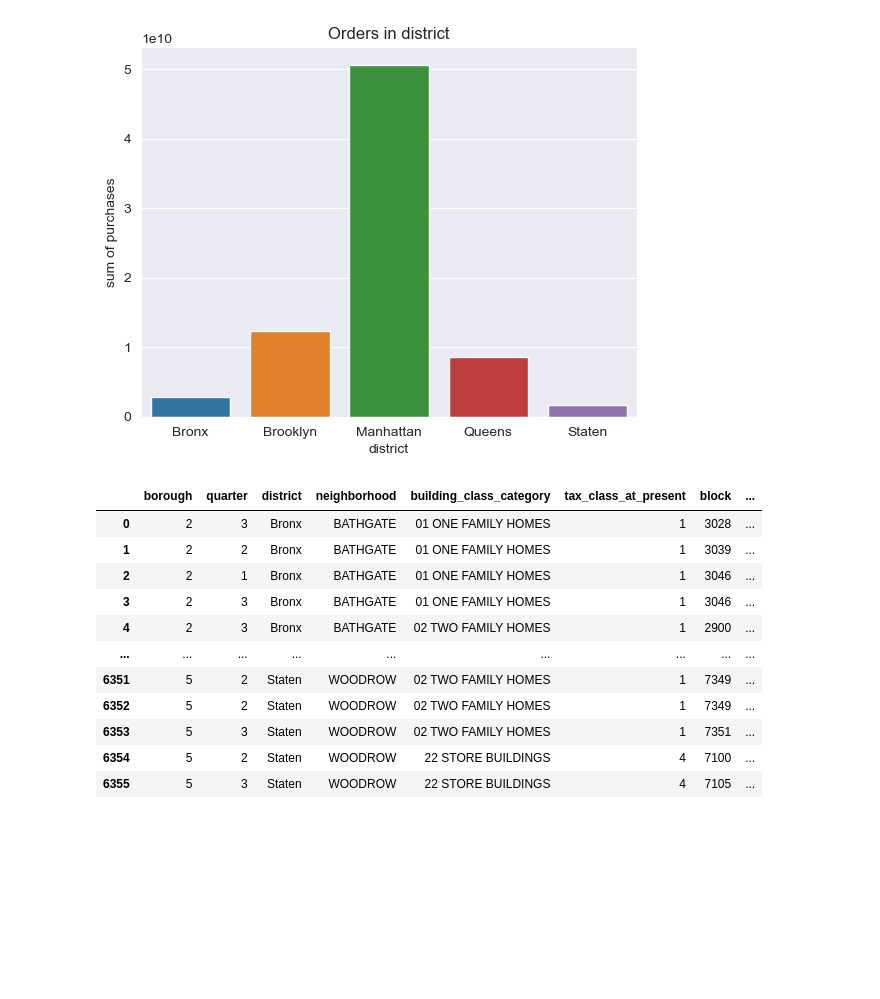
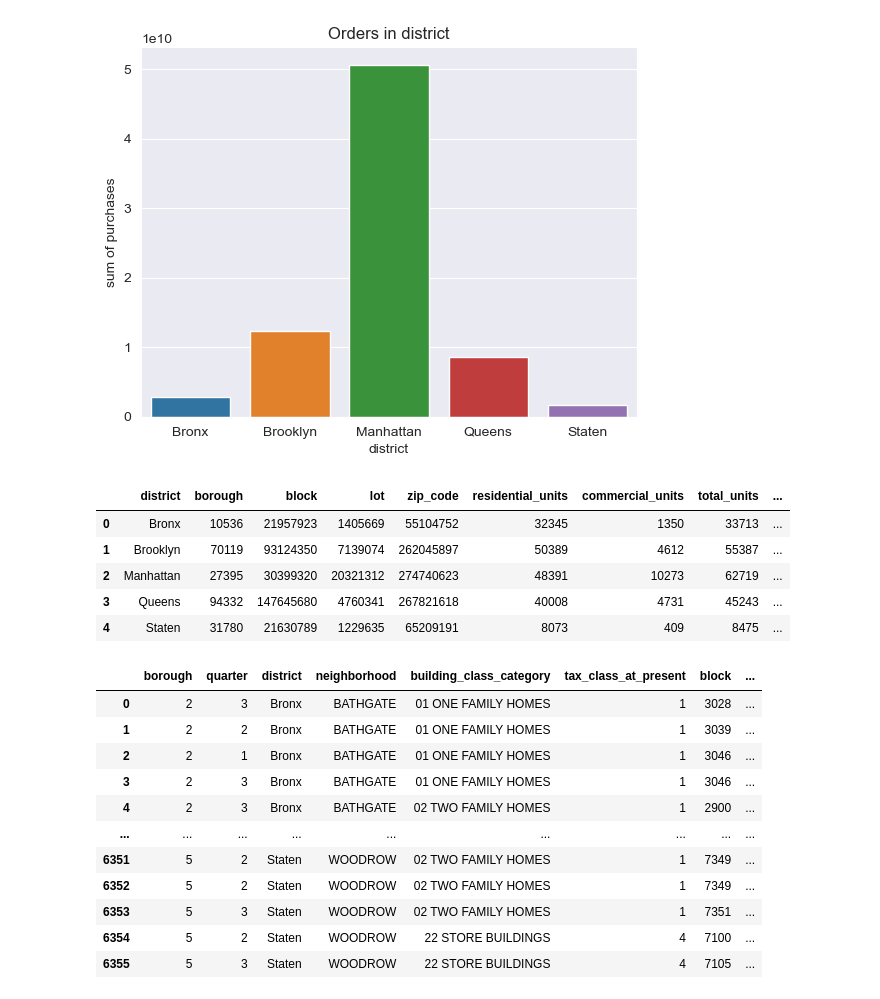
Before and after one commit to Spirit-Hat/DSML, a Jupyter notebook: lab2/lab2.ipynb, the cells around one changed output. Drawn from its saved outputs; the diff is of its cells as text; code cells hidden in the pictures; blank space fills up the shorter version.

```diff
--- a/lab2/lab2.ipynb
+++ b/lab2/lab2.ipynb
@@ -103,6 +103,15 @@ district: ['Bronx', 'Brooklyn', 'Manhattan', 'Queens', 'Staten'],
  earnings$:[2856904409, 12349936217, 50625977883, 8602994166, 1660481167]
 [Text(0.5, 1.0, 'Orders in district'), Text(0, 0.5, 'sum of purchases')]
 [figure]
+# %%
+sum_data_order
+# %% [output]
+|  | district | borough | block | lot | zip_code | residential_units | commercial_units | total_units | ... |
+| 0 | Bronx | 10536 | 21957923 | 1405669 | 55104752 | 32345 | 1350 | 33713 | ... |
+| 1 | Brooklyn | 70119 | 93124350 | 7139074 | 262045897 | 50389 | 4612 | 55387 | ... |
+| 2 | Manhattan | 27395 | 30399320 | 20321312 | 274740623 | 48391 | 10273 | 62719 | ... |
+| 3 | Queens | 94332 | 147645680 | 4760341 | 267821618 | 40008 | 4731 | 45243 | ... |
+| 4 | Staten | 31780 | 21630789 | 1229635 | 65209191 | 8073 | 409 | 8475 | ... |
 # %%
 data.insert(1, "quarter", [str(value.quarter) for value in data.sale_date.to_list()])
 data
```
Also changed, not shown: parts of 1 cell of this notebook, 1 other file.
